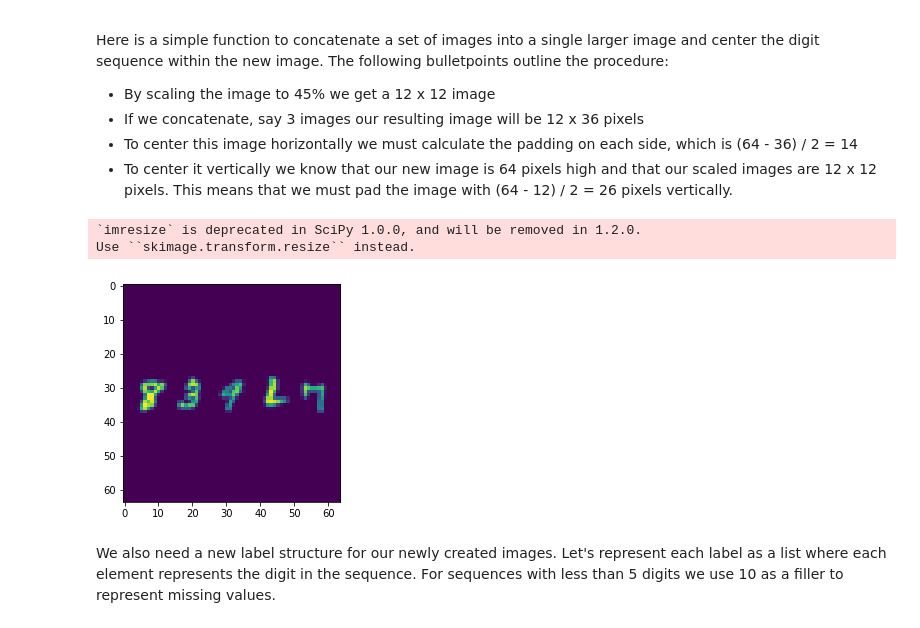
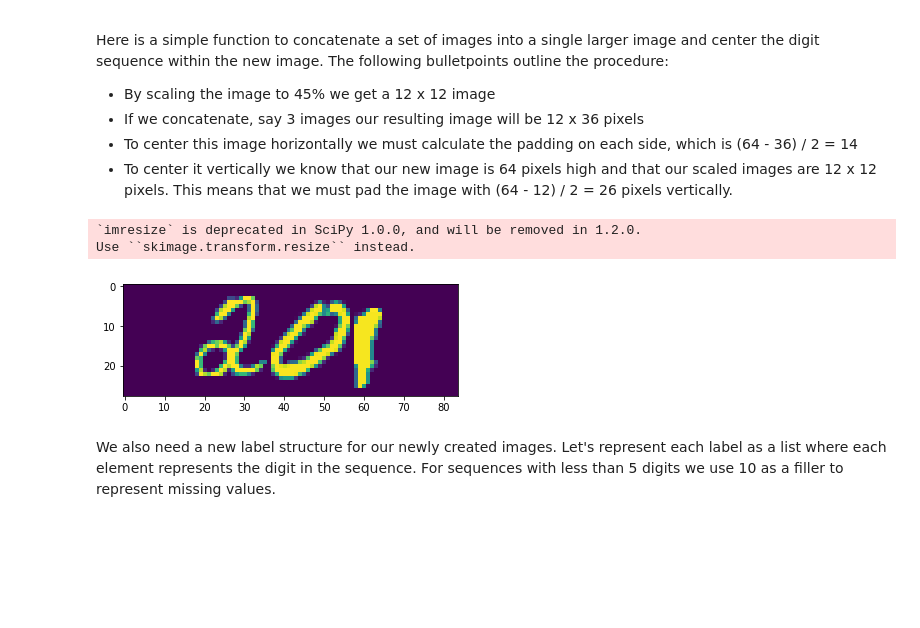
Before and after one commit to lngao/MultiDigitRecognition, a Jupyter notebook: my_mnist_synthetic_dataset.ipynb, the cells around one changed output. Drawn from its saved outputs; the diff is of its cells as text; code cells hidden in the pictures; blank space fills up the shorter version.

```diff
--- a/my_mnist_synthetic_dataset.ipynb
+++ b/my_mnist_synthetic_dataset.ipynb
@@ -96,19 +97,19 @@ plot_images(X, y, 2, 16)
 Let's create a synthetic dataset consisting of sequences of up to 5 digits using the MNIST dataset. Let's start by specifying the new dimensions, the maximum number of digits and the size of our new dataset for convenience.
 # %%
 # Height and width of our new synthethic images
-height, width = 64, 64
+height, width = 28, 84
 
 # Maximum number of digits
-max_digits = 5
+max_digits = 3
 
 # Scale the origina images down to 45% (12x12 pixels)
-scale = 0.45
+scale = 1.0
 
 # New height and width of the scaled images
-new_height, new_width = 12, 12
+new_height, new_width = 28, 28
 
 # We create a new dataset with 50,000 images
-dataset_size = 50000
+dataset_size = 200000
 # %% [markdown]
 ### Concatenating the images and labels
 
@@ -127,35 +128,104 @@ def concat_images(images):
     # Keep this
     num_digits = len(images)
 
     # Initialize a numpy array for the new image
     new_image = np.zeros(shape=(height, width), dtype="uint8")
 
     # Calculate the horizontal and vertical padding
     y_pad = (height - new_height) / 2
     x_pad = (width - num_digits * new_width) / 2
 
     # For every image passed to the function
     for i in range(num_digits):
 
         # Scale down the original image
         scaled = imresize(images[i], scale)
 
         # Calculate the starting position
         x_offset = x_pad + (i*new_width)
 
         # Add the scaled image to the new image
         new_image[y_pad:height-y_pad, x_offset:x_offset+new_width] = scaled
 
     # Return the newly centered image
     return new_image
 
+def merge_boundingbox(box_1, box_2):
+    x_1, y_1, w_1, h_1 = box_1
+    x_2, y_2, w_2, h_2 = box_2
+    x_new = min(x_1, x_2)
+    y_new = min(y_1, y_2)
+    x_new_1 = max(x_1 + w_1, x_2 + w_2)
+    y_new_1 = max(y_1 + h_1, y_2 + h_2)
+
+    return x_new, y_new, x_new_1 - x_new, y_new_1 - y_new
+
+def get_roi_img(img):
+    """
+
+    :param img:
+    :return:
+    """
+    img_copy = img.copy()
+    ret, img = cv2.threshold(img, 0, 255, cv2.THRESH_BINARY + cv2.THRESH_OTSU)
+    mean_value = np.mean(img)
+    if mean_value > 128:
+        img = 255 - img
+    _, contours, hierarchy = cv2.findContours(img, cv2.RETR_EXTERNAL, cv2.CHAIN_APPROX_SIMPLE)
+    x, y, w, h = cv2.boundingRect(contours[0])
+    for cnt in contours:
+        (x, y, w, h) = merge_boundingbox((x, y, w, h), cv2.boundingRect(cnt))
+    roi = img_copy[:, x:x + w]
+    return roi
+
+def concat_images_1(images):
+
+    # Keep this
+    num_digits = len(images)
+
+    # Initialize a numpy array for the new image
+    new_image = np.zeros(shape=(height, width), dtype="uint8")
+
+    roi_list=[]
+    widths=0
+    gap = np.random.randint(0,5,3)
+    for i in range(num_digits):
+        scaled = imresize(images[i], scale)
+        roi = get_roi_img(scaled)
+        widths += (roi.shape[1] + gap[i])
+        roi_list.append(roi)
+    widths -= gap[2]
+    # Calculate the horizontal and vertical padding
+    if(width < widths):
+        print width,widths
+
+    y_pad = (height - new_height) / 2
+    x_pad = (width - widths) / 2
+
+    x_offset = x_pad
+    # For every image passed to the function
+    for i in range(num_digits):
+
+        # Scale down the original image
+        roi = roi_list[i]
+
+        # Add the scaled image to the new image
+        new_image[y_pad:height-y_pad, x_offset:x_offset + roi.shape[1]] = roi
+
+         # Calculate the starting position
+        x_offset = x_offset + roi.shape[1] + gap[i]
+
+    # Return the newly centered image
+    return new_image
+
+
 
 # Concatenate image 0 through 5 to a single image
-plot_image(concat_images(X[0:5]))
+plot_image(concat_images_1(X[0:3]))
 # %% [output]
 `imresize` is deprecated in SciPy 1.0.0, and will be removed in 1.2.0.
 Use ``skimage.transform.resize`` instead.
-[figure, old version]
+[figure, new version]
 # %% [markdown]
 We also need a new label structure for our newly created images. Let's represent each label as a list where each element represents the digit in the sequence. For sequences with less than 5 digits we use 10 as a filler to represent missing values.
 # %%
```
Also changed, not shown: parts of 12 cells of this notebook, 4 other files.
